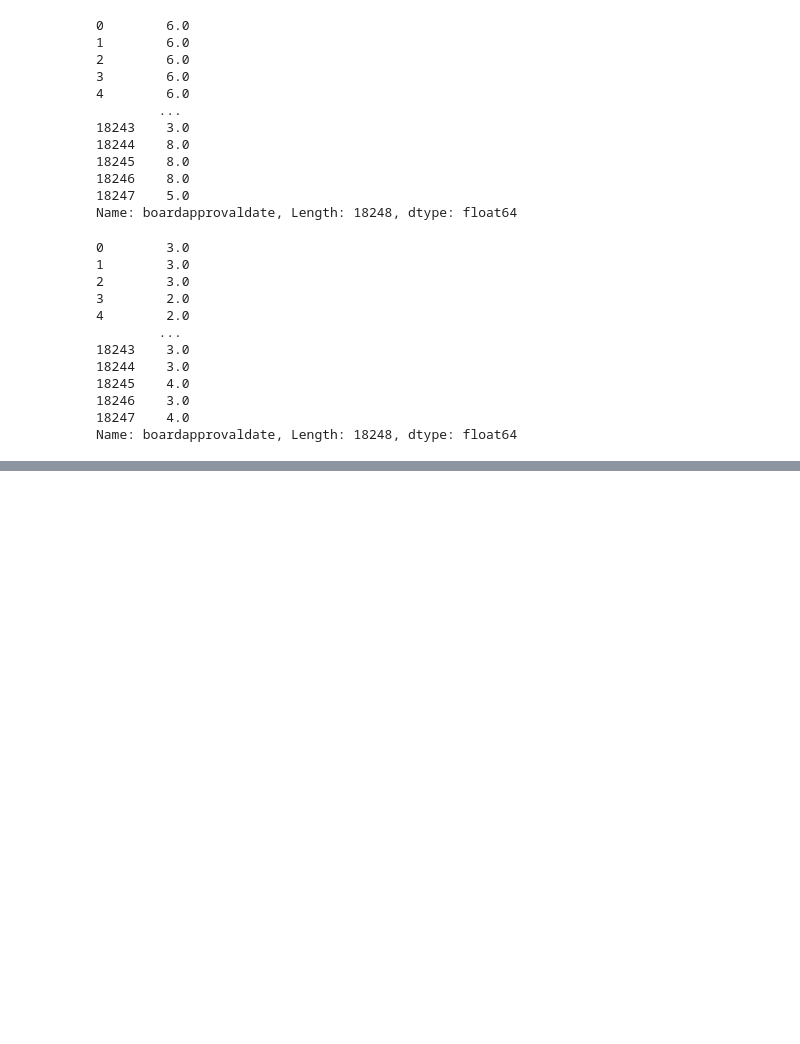
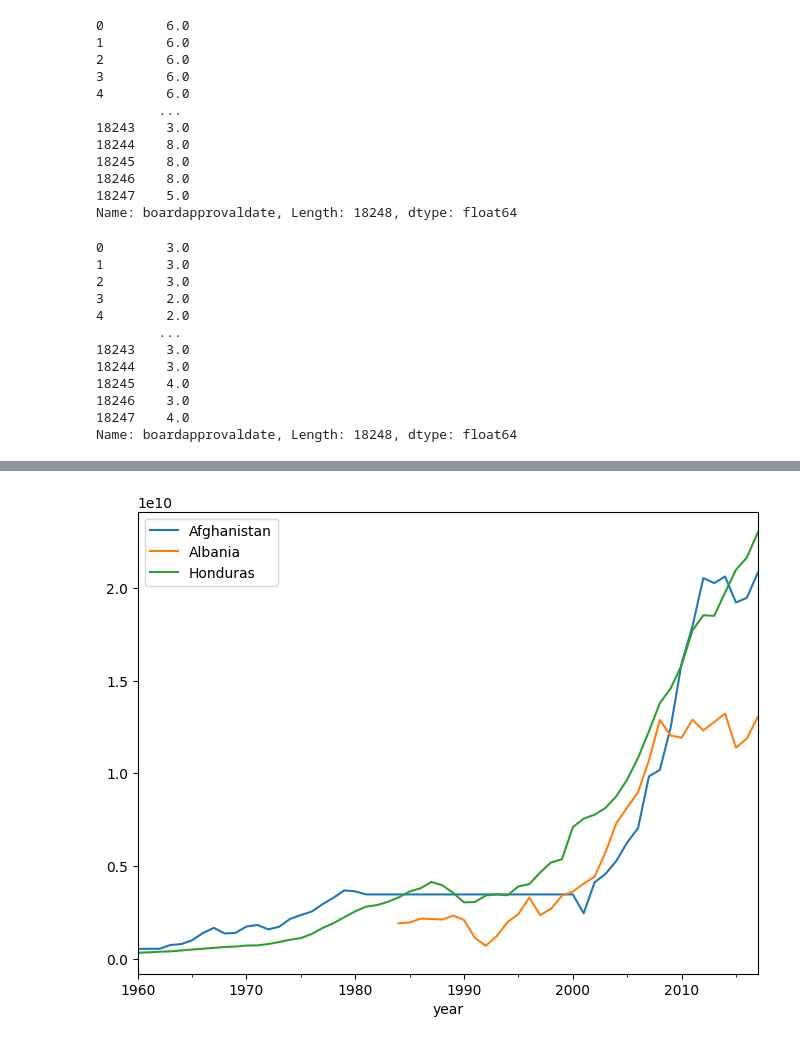
Before and after one commit to RohanJung/ETL_pipeline, a Jupyter notebook: Notebook/intial.ipynb, the cells around one changed output, grey strips where cells are left out. Cells and saved outputs as stored; diff of their text form; code cells hidden in the pictures; blank space fills up the shorter version.

```diff
--- a/Notebook/intial.ipynb
+++ b/Notebook/intial.ipynb
@@ -467,0 +545,4 @@ df_projects['closingweekday'] = df_projects['closingdate'].dt.weekday
+# %%
+plot_results('GDP_ffill')
+# %% [output]
+[figure, added]
```
Also changed, not shown: parts of 23 cells of this notebook.
